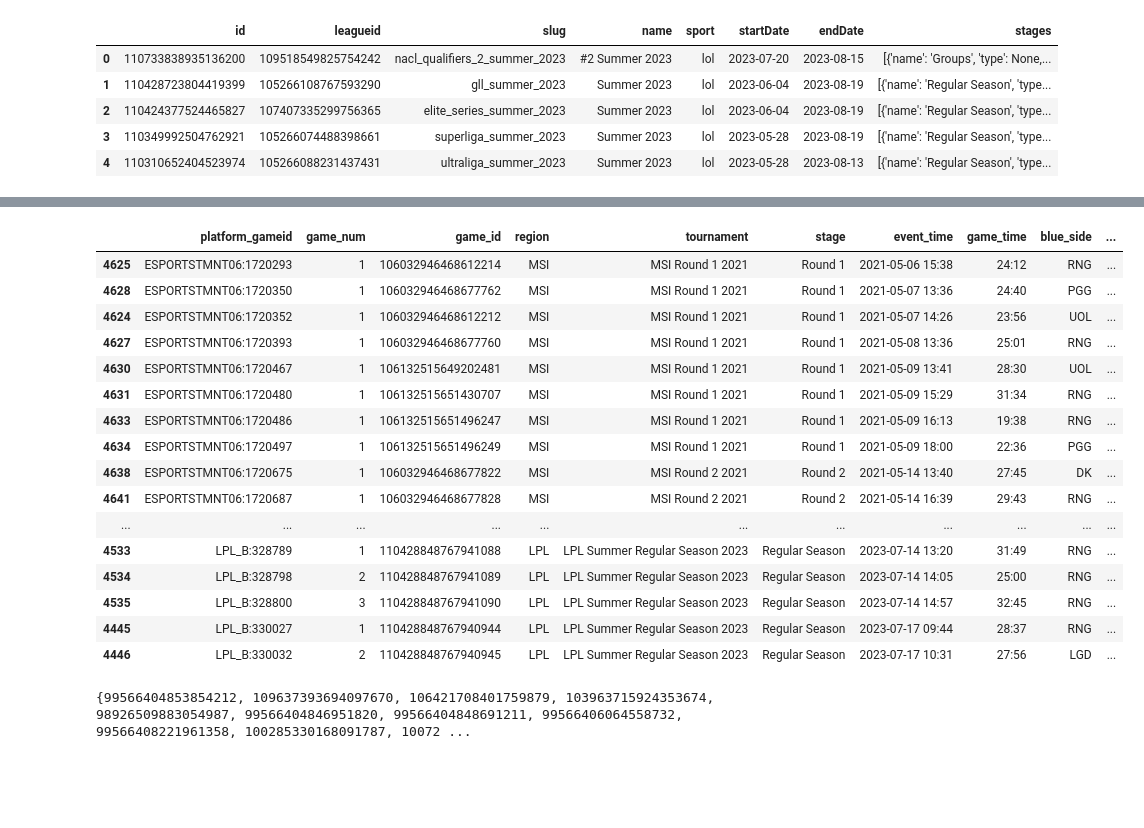
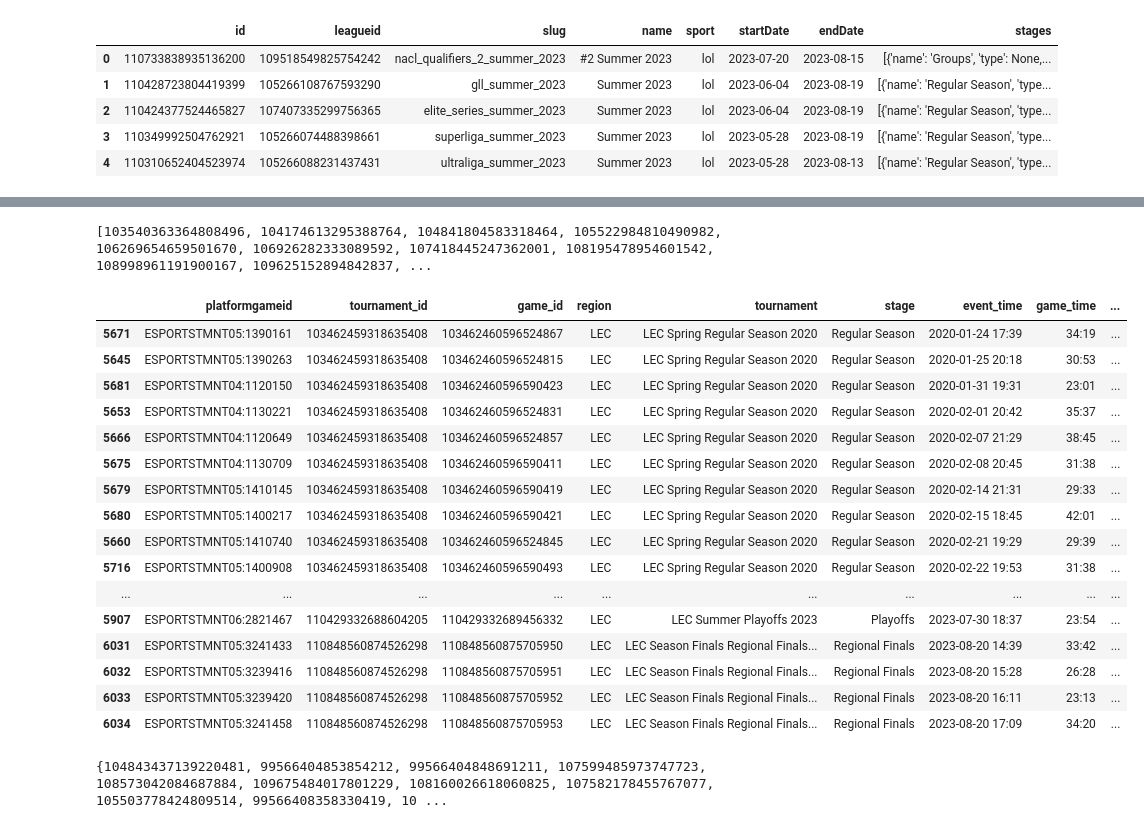
Before and after one commit to Exorcista23/lolpowerrankings, a Jupyter notebook: elo.ipynb, the cells around one changed output, grey strips where cells are left out. Cells and saved outputs as stored; diff of their text form; code cells hidden in the pictures; blank space fills up the shorter version.

```diff
--- a/elo.ipynb
+++ b/elo.ipynb
@@ -57,13 +56,12 @@ match_data['event_time'] = pd.to_datetime(match_data['event_time'])
 # match_data = match_data.loc[match_data['event_time'] > ('2023')]
 match_data['event_time'] = match_data['event_time'].apply(lambda x: x.strftime('%Y-%m-%d %H:%M'))
 
-
-sel_tourn_df = sel_league_df[['leagueid', 'Region']].merge(tourn_data, how='inner', on = 'leagueid')
+tourn_df = league_data[['leagueid', 'Region']].merge(tourn_data, how='inner', on = 'leagueid')
 
 display(tourn_data.head())
 display(match_data.head())
-display(sel_tourn_df.head())
-display(sel_league_df)
+display(tourn_df.head())
+display(league_data.head())
 # %% [output]
 |  | id | leagueid | slug | name | sport | startDate | endDate | stages |
 | 0 | 110733838935136200 | 109518549825754242 | nacl_qualifiers_2_summer_2023 | #2 Summer 2023 | lol | 2023-07-20 | 2023-08-15 | [{'name': 'Groups', 'type': None,... |
@@ -94,0 +150,4 @@ display(sel_league_df)
+# %%
+
+match_data = match_data.merge(lane_df[['platformgameid', 'blue_team_gold', 'blue_team_gold_lead', 'blue_team_dragons', 'blue_team_kills', 'blue_team_deaths'
+                          , 'red_team_gold', 'red_team_gold_lead', 'red_team_dragons', 'red_team_kills', 'red_team_deaths']], how = 'inner', on = 'platformgameid').set_index('egameid')
@@ -95,6 +164,7 @@ display(sel_league_df)
 # %%
-mh_df = pd.DataFrame(columns = ['game_id', 'tournament_id', 'league_id', 'blue_team_id', 'red_team_id', 'winning_team_id'])
-for tournament in sel_tourn_df.itertuples():
+mh_df = pd.DataFrame(columns = ['game_id', 'tournament_id', 'league_id', 'blue_team_id', 'red_team_id', 'winning_side'])
+
+for tournament in tourn_df.itertuples():
     # print([len(stage['sections']) for stage in tournament.stages])
     for stage in tournament.stages:
         #Standardize Stage names
@@ -124,8 +194,10 @@ team_rep = 'acronym'
 mh_df = mh_df.merge(teams_data[f"{team_rep}"], left_on = 'blue_team_id', right_index = True, how = 'inner').rename({f"{team_rep}":'blue_side'}, axis = 1)
 mh_df = mh_df.merge(teams_data[f"{team_rep}"], left_on = 'red_team_id', right_index = True, how = 'inner').rename({f"{team_rep}":'red_side'}, axis = 1)
 # mh_df = mh_df.merge(teams_df[f"{team_rep}"], left_on = 'winning_team_id', right_index = True, how = 'inner').rename({f"{team_rep}":'winner'}, axis = 1)
-mh_df = mh_df.merge(match_data[['gameid', 'event_time', 'game_time']], left_on = 'game_id', right_index = True, how = 'inner').rename({f"gameid":'platform_gameid'}, axis = 1)
+mh_df = mh_df.merge(match_data[['platformgameid', 'event_time', 'game_time'
+                                , 'blue_team_gold', 'blue_team_gold_lead', 'blue_team_dragons', 'blue_team_kills', 'blue_team_deaths'
+                                , 'red_team_gold', 'red_team_gold_lead', 'red_team_dragons', 'red_team_kills', 'red_team_deaths']], left_on = 'game_id', right_index = True, how = 'inner')
 mh_df[['winning_side', 'game_num']] = mh_df[['winning_side', 'game_num']].astype(int)
 
-mh_df = mh_df.drop_duplicates('platform_gameid').sort_values(by = 'event_time', ascending = True)
+mh_df = mh_df.drop_duplicates('platformgameid').sort_values(by = 'event_time', ascending = True)
 teams = set(sorted(set(mh_df['blue_team_id'].values)) +  sorted(set(mh_df['red_team_id'].values)))
@@ -171,24 +332,28 @@ elo_df.head()
 # %%
-display(mh_df[['platform_gameid', 'game_num', 'game_id', 'region', 'tournament', 'stage', 'event_time', 'game_time', 'blue_side', 'red_side', 'winning_side']].loc[mh_df['blue_side'].str.contains('RNG') | mh_df['red_side'].str.contains('RNG')])
+#Show all tournaments a given team participated in(in this case GenG)
+print(mh_df['tournament_id'].loc[(mh_df['blue_team_id'] == 100205573495116443) | (mh_df['red_team_id'] == 100205573495116443)].drop_duplicates().to_list())
+
+display(mh_df[['platformgameid', 'tournament_id', 'game_id', 'region', 'tournament', 'stage', 'event_time', 'game_time', 'blue_side', 'red_side', 'winning_side']].loc[mh_df['blue_side'].str.contains('G2') | mh_df['red_side'].str.contains('G2')])
 
 print(teams)
 # %% [output]
+[103540363364808496, 104174613295388764, 104841804583318464, 105522984810490982, 106269654659501670, 106926282333089592, 107418445247362001, 108195478954601542, 108998961191900167, 109625152894842837, ...
-|  | platform_gameid | game_num | game_id | region | tournament | stage | event_time | game_time | blue_side | ... |
-| 4625 | ESPORTSTMNT06:1720293 | 1 | 106032946468612214 | MSI | MSI Round 1 2021 | Round 1 | 2021-05-06 15:38 | 24:12 | RNG | ... |
-| 4628 | ESPORTSTMNT06:1720350 | 1 | 106032946468677762 | MSI | MSI Round 1 2021 | Round 1 | 2021-05-07 13:36 | 24:40 | PGG | ... |
-| 4624 | ESPORTSTMNT06:1720352 | 1 | 106032946468612212 | MSI | MSI Round 1 2021 | Round 1 | 2021-05-07 14:26 | 23:56 | UOL | ... |
-| 4627 | ESPORTSTMNT06:1720393 | 1 | 106032946468677760 | MSI | MSI Round 1 2021 | Round 1 | 2021-05-08 13:36 | 25:01 | RNG | ... |
-| 4630 | ESPORTSTMNT06:1720467 | 1 | 106132515649202481 | MSI | MSI Round 1 2021 | Round 1 | 2021-05-09 13:41 | 28:30 | UOL | ... |
-| 4631 | ESPORTSTMNT06:1720480 | 1 | 106132515651430707 | MSI | MSI Round 1 2021 | Round 1 | 2021-05-09 15:29 | 31:34 | RNG | ... |
-| 4633 | ESPORTSTMNT06:1720486 | 1 | 106132515651496247 | MSI | MSI Round 1 2021 | Round 1 | 2021-05-09 16:13 | 19:38 | RNG | ... |
-| 4634 | ESPORTSTMNT06:1720497 | 1 | 106132515651496249 | MSI | MSI Round 1 2021 | Round 1 | 2021-05-09 18:00 | 22:36 | PGG | ... |
-| 4638 | ESPORTSTMNT06:1720675 | 1 | 106032946468677822 | MSI | MSI Round 2 2021 | Round 2 | 2021-05-14 13:40 | 27:45 | DK | ... |
-| 4641 | ESPORTSTMNT06:1720687 | 1 | 106032946468677828 | MSI | MSI Round 2 2021 | Round 2 | 2021-05-14 16:39 | 29:43 | RNG | ... |
-| ... | ... | ... | ... | ... | ... | ... | ... | ... | ... | ... |
-| 4533 | LPL_B:328789 | 1 | 110428848767941088 | LPL | LPL Summer Regular Season 2023 | Regular Season | 2023-07-14 13:20 | 31:49 | RNG | ... |
-| 4534 | LPL_B:328798 | 2 | 110428848767941089 | LPL | LPL Summer Regular Season 2023 | Regular Season | 2023-07-14 14:05 | 25:00 | RNG | ... |
-| 4535 | LPL_B:328800 | 3 | 110428848767941090 | LPL | LPL Summer Regular Season 2023 | Regular Season | 2023-07-14 14:57 | 32:45 | RNG | ... |
-| 4445 | LPL_B:330027 | 1 | 110428848767940944 | LPL | LPL Summer Regular Season 2023 | Regular Season | 2023-07-17 09:44 | 28:37 | RNG | ... |
-| 4446 | LPL_B:330032 | 2 | 110428848767940945 | LPL | LPL Summer Regular Season 2023 | Regular Season | 2023-07-17 10:31 | 27:56 | LGD | ... |
+|  | platformgameid | tournament_id | game_id | region | tournament | stage | event_time | game_time | ... |
+| 5671 | ESPORTSTMNT05:1390161 | 103462459318635408 | 103462460596524867 | LEC | LEC Spring Regular Season 2020 | Regular Season | 2020-01-24 17:39 | 34:19 | ... |
+| 5645 | ESPORTSTMNT05:1390263 | 103462459318635408 | 103462460596524815 | LEC | LEC Spring Regular Season 2020 | Regular Season | 2020-01-25 20:18 | 30:53 | ... |
+| 5681 | ESPORTSTMNT04:1120150 | 103462459318635408 | 103462460596590423 | LEC | LEC Spring Regular Season 2020 | Regular Season | 2020-01-31 19:31 | 23:01 | ... |
+| 5653 | ESPORTSTMNT04:1130221 | 103462459318635408 | 103462460596524831 | LEC | LEC Spring Regular Season 2020 | Regular Season | 2020-02-01 20:42 | 35:37 | ... |
+| 5666 | ESPORTSTMNT04:1120649 | 103462459318635408 | 103462460596524857 | LEC | LEC Spring Regular Season 2020 | Regular Season | 2020-02-07 21:29 | 38:45 | ... |
+| 5675 | ESPORTSTMNT04:1130709 | 103462459318635408 | 103462460596590411 | LEC | LEC Spring Regular Season 2020 | Regular Season | 2020-02-08 20:45 | 31:38 | ... |
+| 5679 | ESPORTSTMNT05:1410145 | 103462459318635408 | 103462460596590419 | LEC | LEC Spring Regular Season 2020 | Regular Season | 2020-02-14 21:31 | 29:33 | ... |
+| 5680 | ESPORTSTMNT05:1400217 | 103462459318635408 | 103462460596590421 | LEC | LEC Spring Regular Season 2020 | Regular Season | 2020-02-15 18:45 | 42:01 | ... |
+| 5660 | ESPORTSTMNT05:1410740 | 103462459318635408 | 103462460596524845 | LEC | LEC Spring Regular Season 2020 | Regular Season | 2020-02-21 19:29 | 29:39 | ... |
+| 5716 | ESPORTSTMNT05:1400908 | 103462459318635408 | 103462460596590493 | LEC | LEC Spring Regular Season 2020 | Regular Season | 2020-02-22 19:53 | 31:38 | ... |
+| ... | ... | ... | ... | ... | ... | ... | ... | ... | ... |
+| 5907 | ESPORTSTMNT06:2821467 | 110429332688604205 | 110429332689456332 | LEC | LEC Summer Playoffs 2023 | Playoffs | 2023-07-30 18:37 | 23:54 | ... |
+| 6031 | ESPORTSTMNT05:3241433 | 110848560874526298 | 110848560875705950 | LEC | LEC Season Finals Regional Finals... | Regional Finals | 2023-08-20 14:39 | 33:42 | ... |
+| 6032 | ESPORTSTMNT05:3239416 | 110848560874526298 | 110848560875705951 | LEC | LEC Season Finals Regional Finals... | Regional Finals | 2023-08-20 15:28 | 26:28 | ... |
+| 6033 | ESPORTSTMNT05:3239420 | 110848560874526298 | 110848560875705952 | LEC | LEC Season Finals Regional Finals... | Regional Finals | 2023-08-20 16:11 | 23:13 | ... |
+| 6034 | ESPORTSTMNT05:3241458 | 110848560874526298 | 110848560875705953 | LEC | LEC Season Finals Regional Finals... | Regional Finals | 2023-08-20 17:09 | 34:20 | ... |
-{99566404853854212, 109637393694097670, 106421708401759879, 103963715924353674, 98926509883054987, 99566404846951820, 99566404848691211, 99566406064558732, 99566408221961358, 100285330168091787, 10072 ...
+{104843437139220481, 99566404853854212, 99566404848691211, 107599485973747723, 108573042084687884, 109675484017801229, 108160026618060825, 107582178455767077, 105503778424809514, 99566408358330419, 10 ...
 # %%
```
Also changed, not shown: parts of 18 cells of this notebook, 4 other files.
